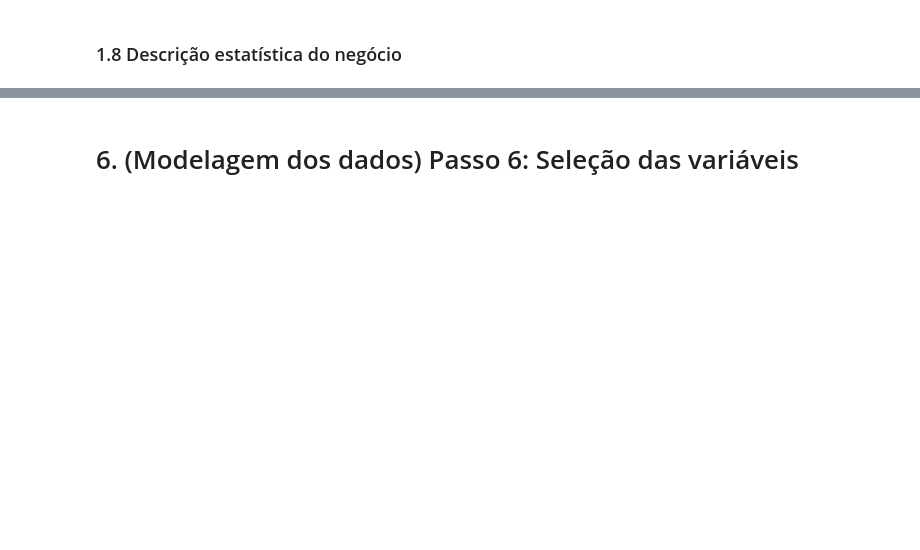
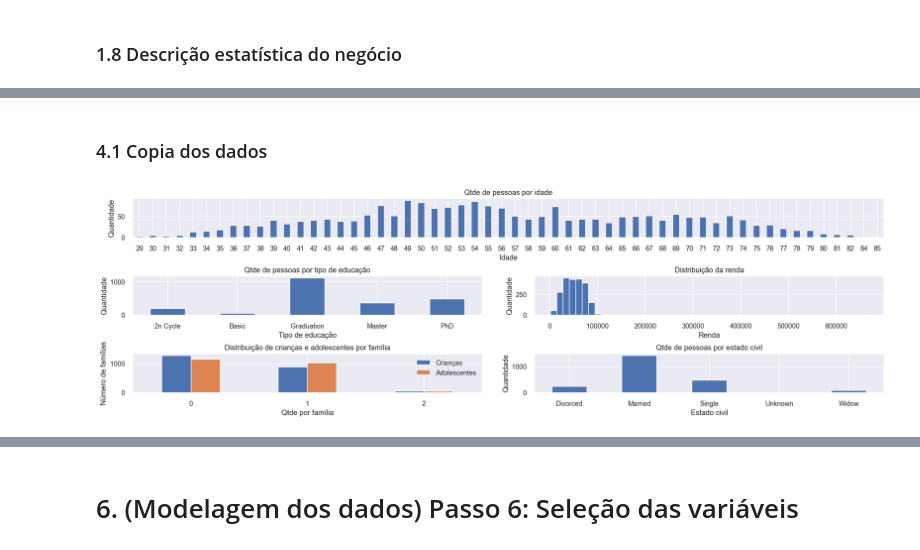
Before and after one commit to leonardonassibfonseca/segmentacao_de_clientes, a Jupyter notebook: notebooks/projeto.ipynb, the cells around one changed output, grey strips where cells are left out. Saved outputs shown, nothing was run; the diff lists cells and outputs as text; code cells hidden in the pictures; blank space fills up the shorter version.

```diff
--- a/notebooks/projeto.ipynb
+++ b/notebooks/projeto.ipynb
@@ -118,0 +585,2 @@ pd.set_option('display.max_columns', None)
+# %%
+df3['recency'] = df3['dias_ultima_compra']
@@ -118,0 +594,2 @@ pd.set_option('display.max_columns', None)
+# %%
+df3['frequency'] = df3.filter(like = 'qtde_compras_').sum(axis = 1)
@@ -118,0 +605,9 @@ pd.set_option('display.max_columns', None)
+# %%
+cols_monetary = ['valor_gasto_vinhos',
+                 'valor_gasto_frutas',
+                 'valor_gasto_carnes',
+                 'valor_gasto_peixes',
+                 'valor_gasto_doces',
+                 'valor_gasto_premium']
+
+df3['monetary'] = df3[cols_monetary].sum(axis = 1)
@@ -118,0 +617,49 @@ pd.set_option('display.max_columns', None)
+# %% [markdown]
+### 4.1 Copia dos dados
+# %%
+df4 = df3.copy()
+# %%
+plt.figure(figsize = (22, 8))
+grid = plt.GridSpec(4, 2, hspace = 0.99, wspace = 0.15)
+
+plt.subplot(grid[0, :])
+df4['idade'].value_counts().sort_index().plot(kind = 'bar')
+plt.xticks(rotation = 0)
+plt.xlabel('Idade')
+plt.ylabel('Quantidade')
+plt.title('Qtde de pessoas por idade')
+
+plt.subplot(grid[1, 0])
+df4['educacao'].value_counts().sort_index().plot(kind = 'bar')
+plt.xticks(rotation = 0)
+plt.xlabel('Tipo de educação')
+plt.ylabel('Quantidade')
+plt.title('Qtde de pessoas por tipo de educação')
+
+plt.subplot(grid[1, 1])
+df4['renda'].plot(kind = 'hist', bins = 50)
+plt.xlabel('Renda')
+plt.ylabel('Quantidade')
+plt.title('Distribuição da renda')
+
+faixa_familia = pd.DataFrame({'Crianças': df4['qtde_criancas'].value_counts().sort_index(),
+                              'Adolescentes': df4['qtde_adolescentes'].value_counts().sort_index()})
+
+plt.subplot(grid[2, 0])
+faixa_familia.plot(kind = 'bar', ax = plt.gca())
+plt.xticks(rotation = 0)
+plt.xlabel('Qtde por família')
+plt.ylabel('Número de famílias')
+plt.title('Distribuição de crianças e adolescentes por família')
+
+plt.subplot(grid[2, 1])
+df4['estado_civil_agrupado'].value_counts().sort_index().plot(kind = 'bar')
+plt.xticks(rotation = 0)
+plt.xlabel('Estado civil')
+plt.ylabel('Quantidade')
+plt.title('Qtde de pessoas por estado civil')
+
+plt.tight_layout()
+plt.show();
+# %% [output]
+[figure, added]
```
Also changed, not shown: parts of 262 cells of this notebook.
